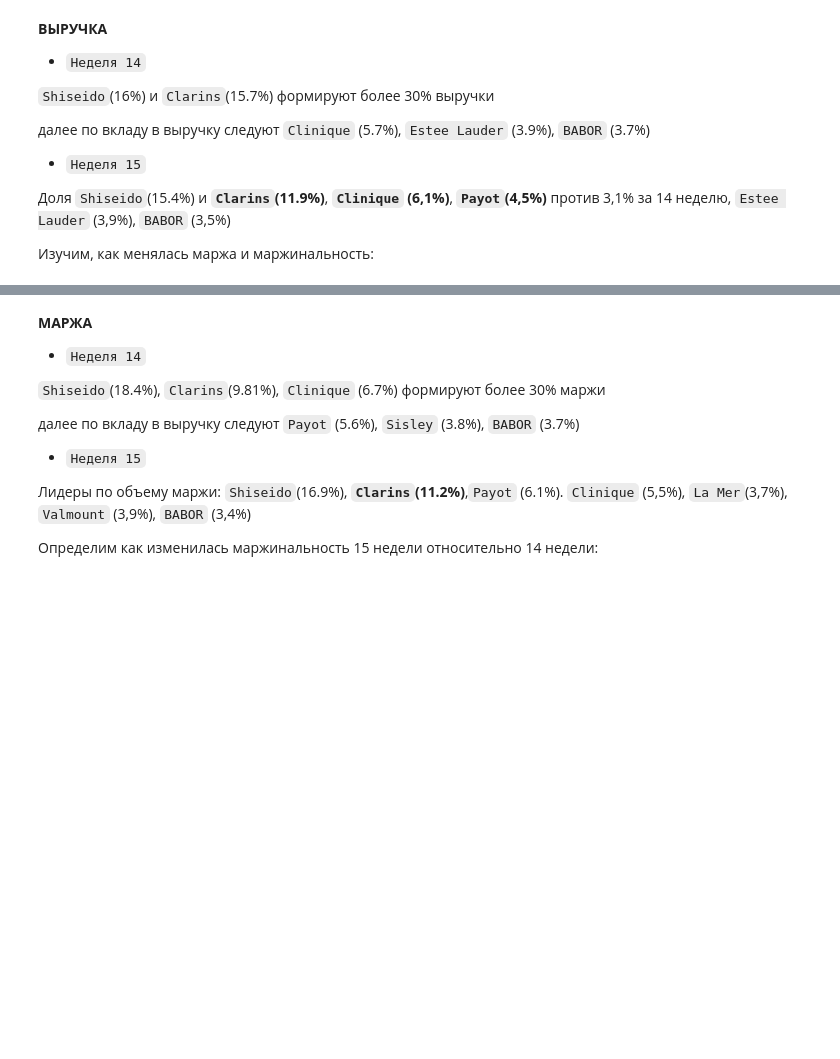
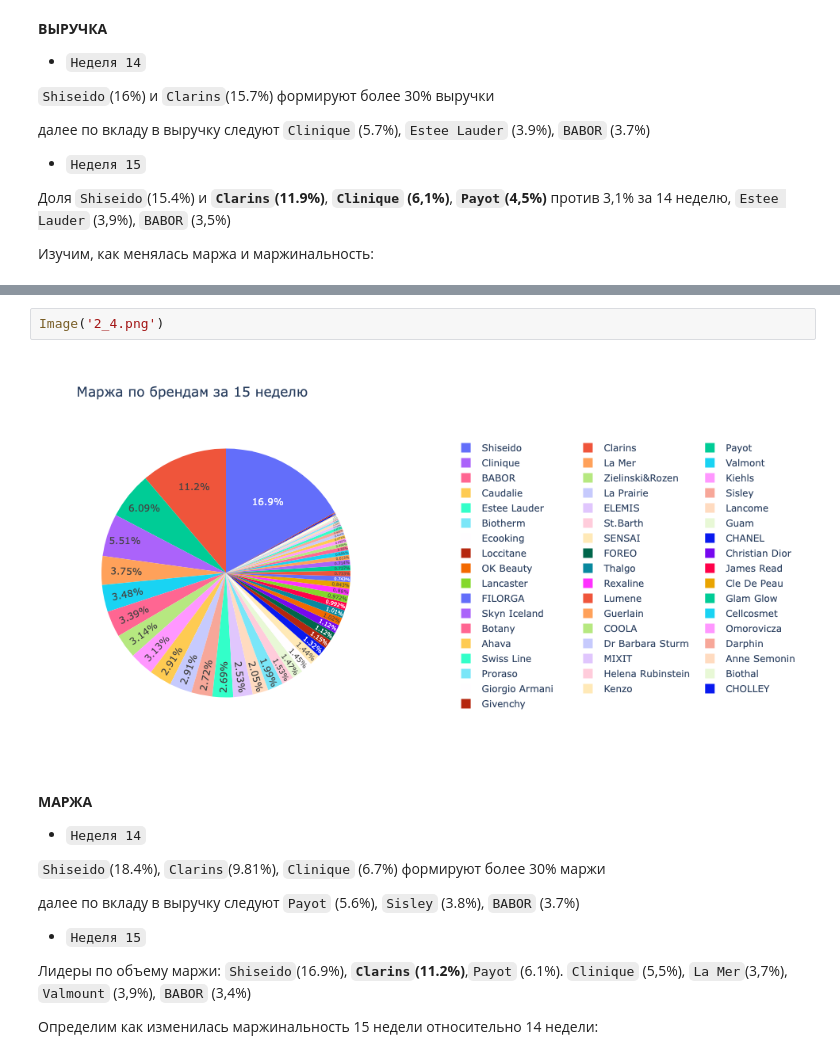
Before and after one commit to DrKaate/Test_data_atalyst_ga, a Jupyter notebook: gold_apple_zelenina_da.ipynb, the cells around one changed output, grey strips where cells are left out. Saved outputs shown, nothing was run; the diff lists cells and outputs as text; blank space fills up the shorter version.

```diff
--- a/gold_apple_zelenina_da.ipynb
+++ b/gold_apple_zelenina_da.ipynb
@@ -335,6 +350,10 @@ fig.update_layout(legend=dict(orientation="h", y=1.0, x=1.4))
 fig.show()
 # %% [output]
 [interactive output not drawn]
+# %%
+Image('2_4.png')
+# %% [output]
+[figure, added]
 # %% [markdown]
 **МАРЖА**
 * `Неделя 14`
```
Also changed, not shown: parts of 11 cells of this notebook, 6 other files.
